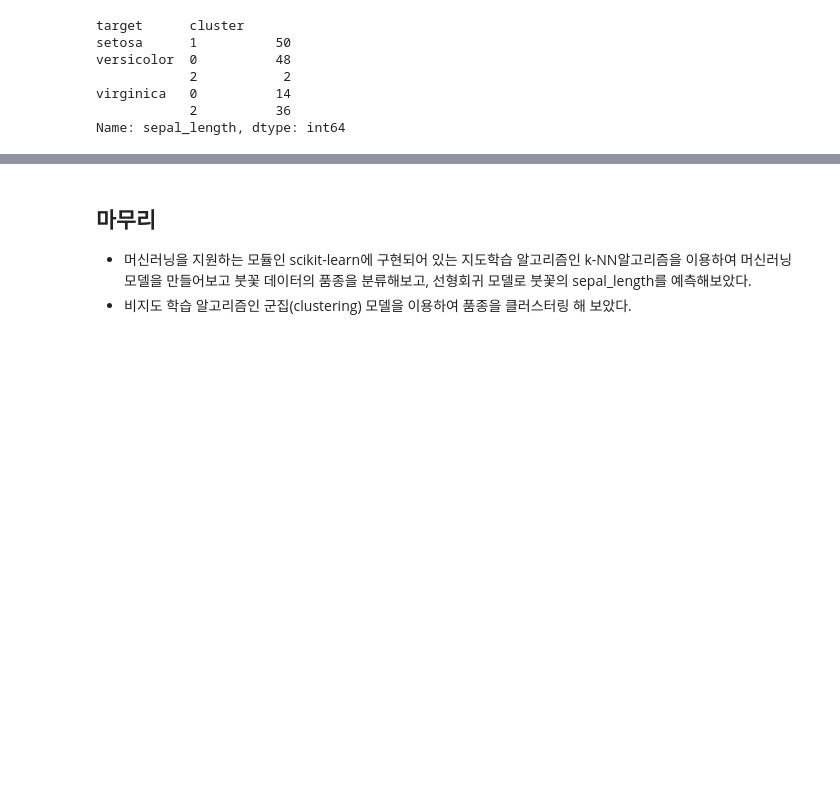
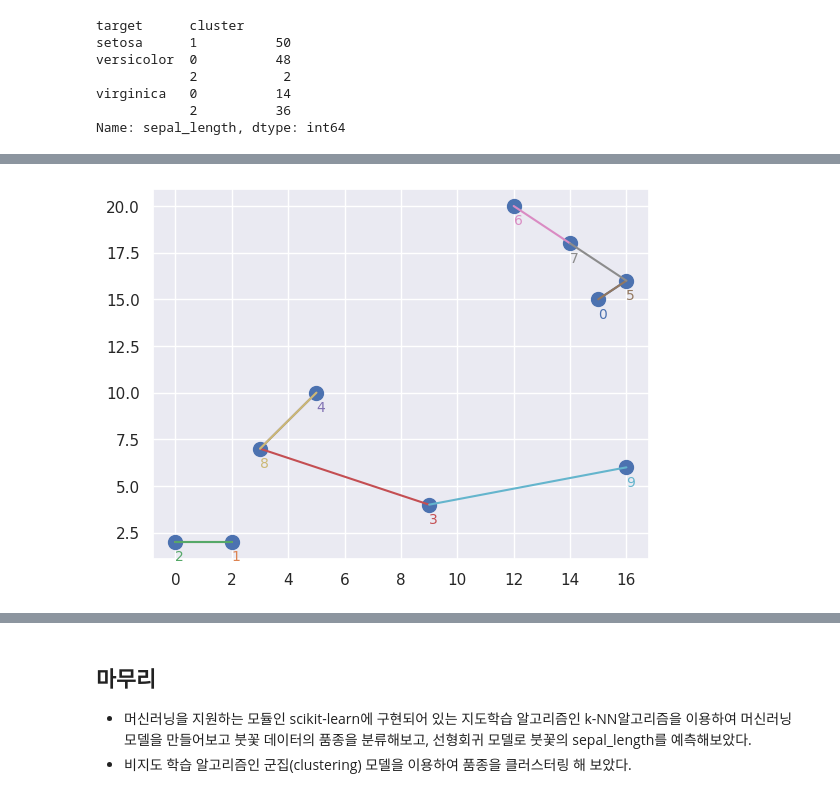
Before and after one commit to HaesunByun/AISW, a Jupyter notebook: _sources/A_chapter12.ipynb, the cells around one changed output, grey strips where cells are left out. Cells and saved outputs as stored; diff of their text form; code cells hidden in the pictures; blank space fills up the shorter version.

```diff
--- a/_sources/A_chapter12.ipynb
+++ b/_sources/A_chapter12.ipynb
@@ -426,0 +479,13 @@ Name: sepal_length, dtype: int64
+# %%
+c_set=['C0','C1','C2','C3','C4','C5','C6','C7','C8','C9'] # color
+
+# k-NN algorithm
+plt.scatter(x[:,0], x[:,1], s=100)
+for i in range(10):
+  dist2 = np.sum((x - x[i]) ** 2, axis=1)
+  nn = np.argsort(dist2)[1]
+  plt.text(x[i,0], x[i,1]-1, i, size=10, color=c_set[i])
+  plt.plot([x[i][0], x[nn][0]], [x[i][1], x[nn][1]], color=c_set[i])
+plt.show()
+# %% [output]
+[figure, added]
```
Also changed, not shown: parts of 36 cells of this notebook.
